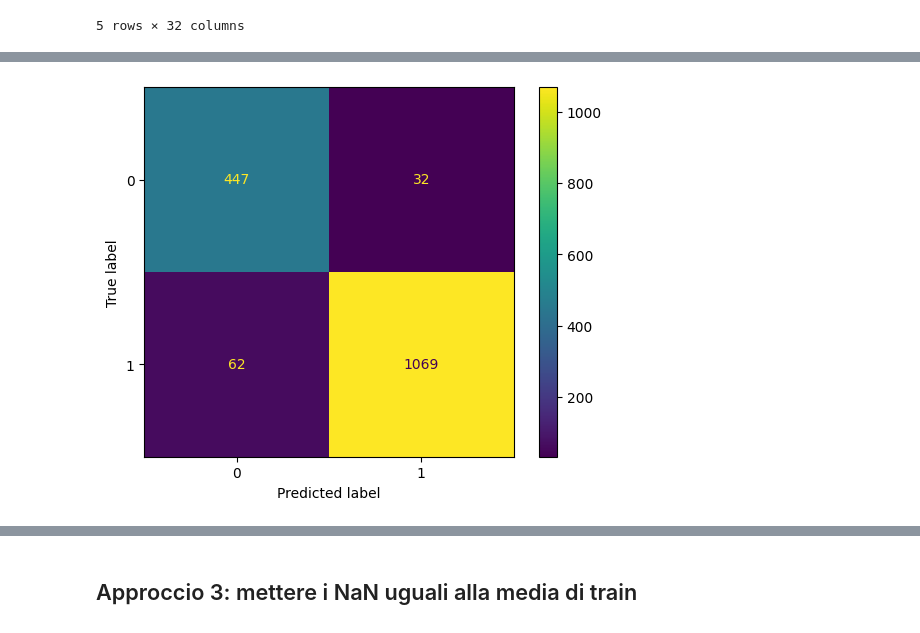
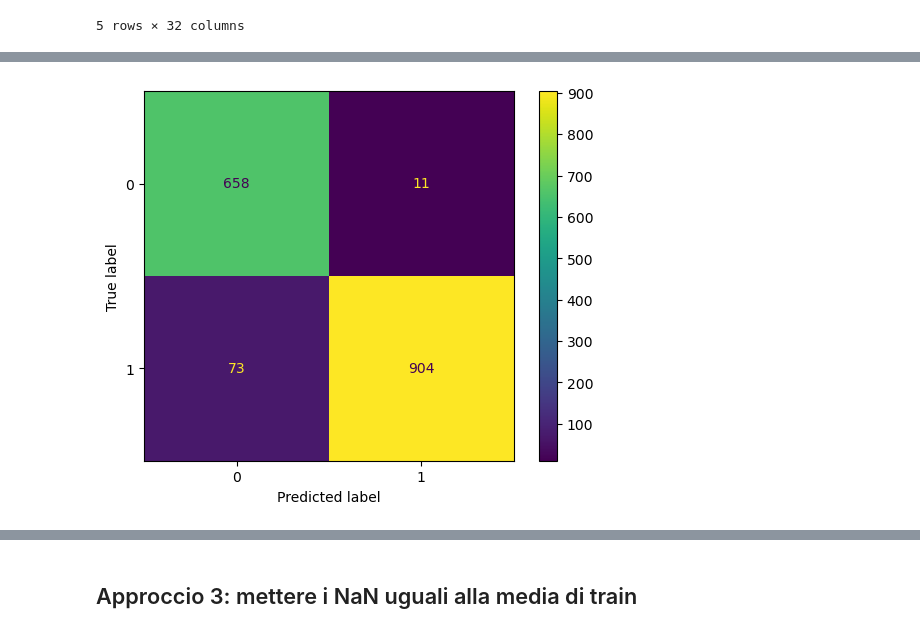
Before and after one commit to CarloDegasperi/DataScience, a Jupyter notebook: notebooks/appendix/09_winds_appendix.ipynb, the cells around one changed output, grey strips where cells are left out. Drawn from its saved outputs; the diff is of its cells as text; code cells hidden in the pictures.

```diff
--- a/notebooks/appendix/09_winds_appendix.ipynb
+++ b/notebooks/appendix/09_winds_appendix.ipynb
@@ -205,4 +168,36 @@ LR2 = LogisticRegressionCV(
+# %%
+# individuiamo le colonne numeriche e quelle non numeriche
+non_num_features = [col for col in df_2.columns if col.startswith('station_')]
+num_features = df_2.columns.difference(non_num_features + ['target'])
+
+# per il preprocessing usiamo ColumnTransformer, che permette di trasformare diverse colonne in modo diverso
+preprocessor_binary = ColumnTransformer(
+    [('num', StandardScaler(), num_features),
+     ('one-hot', 'passthrough', non_num_features)])
+
+tscv = TimeSeriesSplit(n_splits=5)
+
+classifier_binary = LogisticRegressionCV(
+    Cs=10,                                                          # numero di C = 1/lambda testati
+    cv=tscv,                                                        # cv = n => n-fold cross validation
+    solver='saga',                                                  # scegliamo saga, che è l'unico che supporta elasticnet
+    l1_ratios=[0,0.25,0.5,0.75,1.0],                                # ratei tra l1 e l2 da testare
+    scoring=metrics.make_scorer(metrics.matthews_corrcoef),         # usiamo mcc come score perché le classi sono sbilanciate e non abbiamo preferenze tra fpr e fnr
+    max_iter=5000,                                                  # numero massimo di iterazioni per l'ottimizzazione
+    n_jobs = -1,                                                    # usiamo la massima potenza disponibile nella CPU
+    class_weight='balanced',                                        # bilancia in automatico le classi in base alla frequenza di input
+    random_state=seed,                                             # per la riproducibilità dei risultati
+    use_legacy_attributes=False)
+
+# costruiamo la nostra pipeline vera e propria
+model_binary_2 = Pipeline(steps=[('preprocessor', preprocessor_binary),('classifier', classifier_binary)])
+# %%
+# splittiamo il dataset e facciamo il fit al modello
+feature_cols = list(num_features) + list(non_num_features)
+
+# creiamo train, valid e test
+X_train_2, _, X_test_2, y_train_2, _, y_test_2 = fs.get_train_valid_test(df_2, 0.8, 0.0, feature_cols)
 # %%
 # alleniamo il modello sul nostro insieme di training
-LR2.fit(scaled_X_train,y_train)
+model_binary_2.fit(X_train_2,y_train_2)
 # %% [output]
@@ -213,9 +222,9 @@ LogisticRegressionCV(class_weight='balanced', cv=5,
 # %%
 # disegnamo la confusion matrix in modo da capire se il nostro modello funziona o no
-y_pred = LR2.predict(scaled_X_test)
-metrics.ConfusionMatrixDisplay.from_predictions(y_test,y_pred,display_labels=LR2.classes_)
+y_pred = model_binary_2.predict(X_test_2)
+metrics.ConfusionMatrixDisplay.from_predictions(y_test_2,y_pred,display_labels=model_binary_2.classes_)
 
 plt.show()
 # %% [output]
-[figure, old version]
+[figure, new version]
 # %%
```
Also changed, not shown: parts of 26 cells of this notebook, 7 other files.
